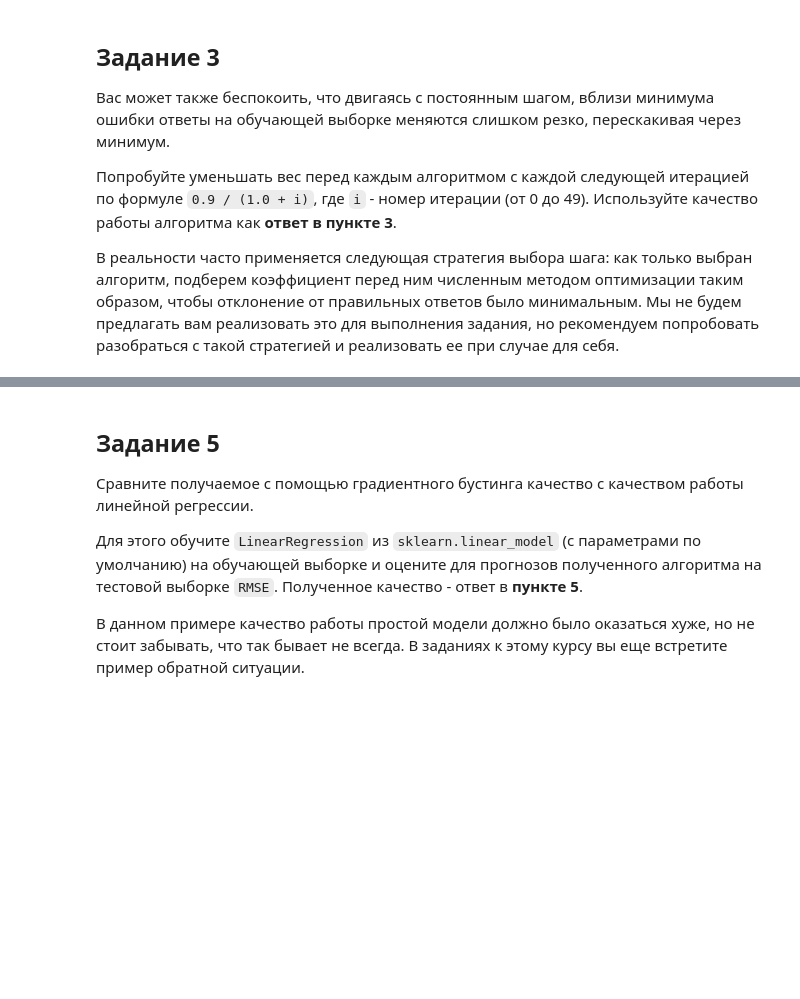
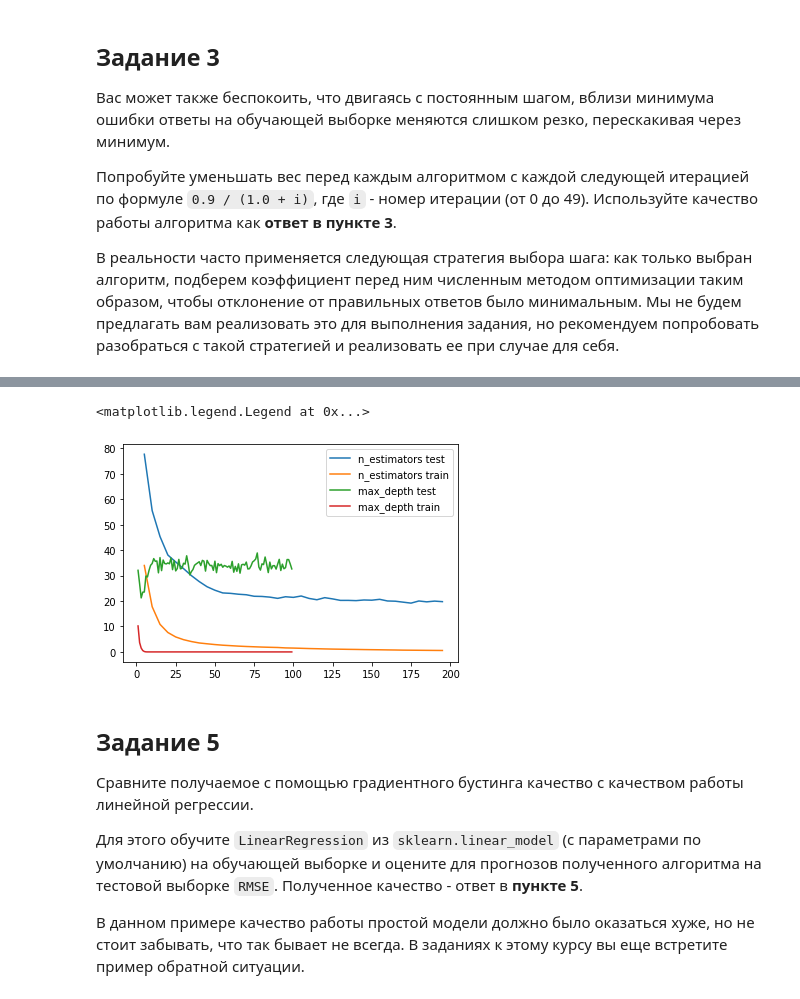
Before and after one commit to basvasilich/study_ml, a Jupyter notebook: supervised-learning/week4/Programming_Assignment_2.ipynb, the cells around one changed output, grey strips where cells are left out. Saved outputs shown, nothing was run; the diff lists cells and outputs as text; code cells hidden in the pictures; blank space fills up the shorter version.

```diff
--- a/supervised-learning/week4/Programming_Assignment_2.ipynb
+++ b/supervised-learning/week4/Programming_Assignment_2.ipynb
@@ -60,0 +162,24 @@ def gbm_predict(X):
+# %%
+def make_gbr_mse_est(n_estimators):
+    clf = GradientBoostingRegressor(n_estimators=n_estimators)
+    clf.fit(X_train, y_train)
+    return metrics.mean_squared_error(y_test, clf.predict(X_test)), metrics.mean_squared_error(y_train, clf.predict(X_train))
+
+def make_gbr_mse_d(max_depth):
+    clf = GradientBoostingRegressor(max_depth=max_depth)
+    clf.fit(X_train, y_train)
+    return metrics.mean_squared_error(y_test, clf.predict(X_test)), metrics.mean_squared_error(y_train, clf.predict(X_train))
+
+x_est = np.arange(5, 200, 5)
+y_est = [make_gbr_mse_est(x) for x in x_est]
+x_d = np.arange(1, 100, 1)
+y_d = [make_gbr_mse_d(x) for x in x_d]
+
+pylab.plot(x_est, [y_test for y_test, y_train in y_est], label='n_estimators test')
+pylab.plot(x_est, [y_train for y_est_test, y_train in y_est], label='n_estimators train')
+pylab.plot(x_d, [y_test for y_test, y_train in y_d],  label='max_depth test')
+pylab.plot(x_d, [y_train for y_test, y_train in y_d], label='max_depth train')
+pylab.legend()
+# %% [output]
+<matplotlib.legend.Legend at 0x...>
+[figure, added]
```
Also changed, not shown: parts of 12 cells of this notebook.
